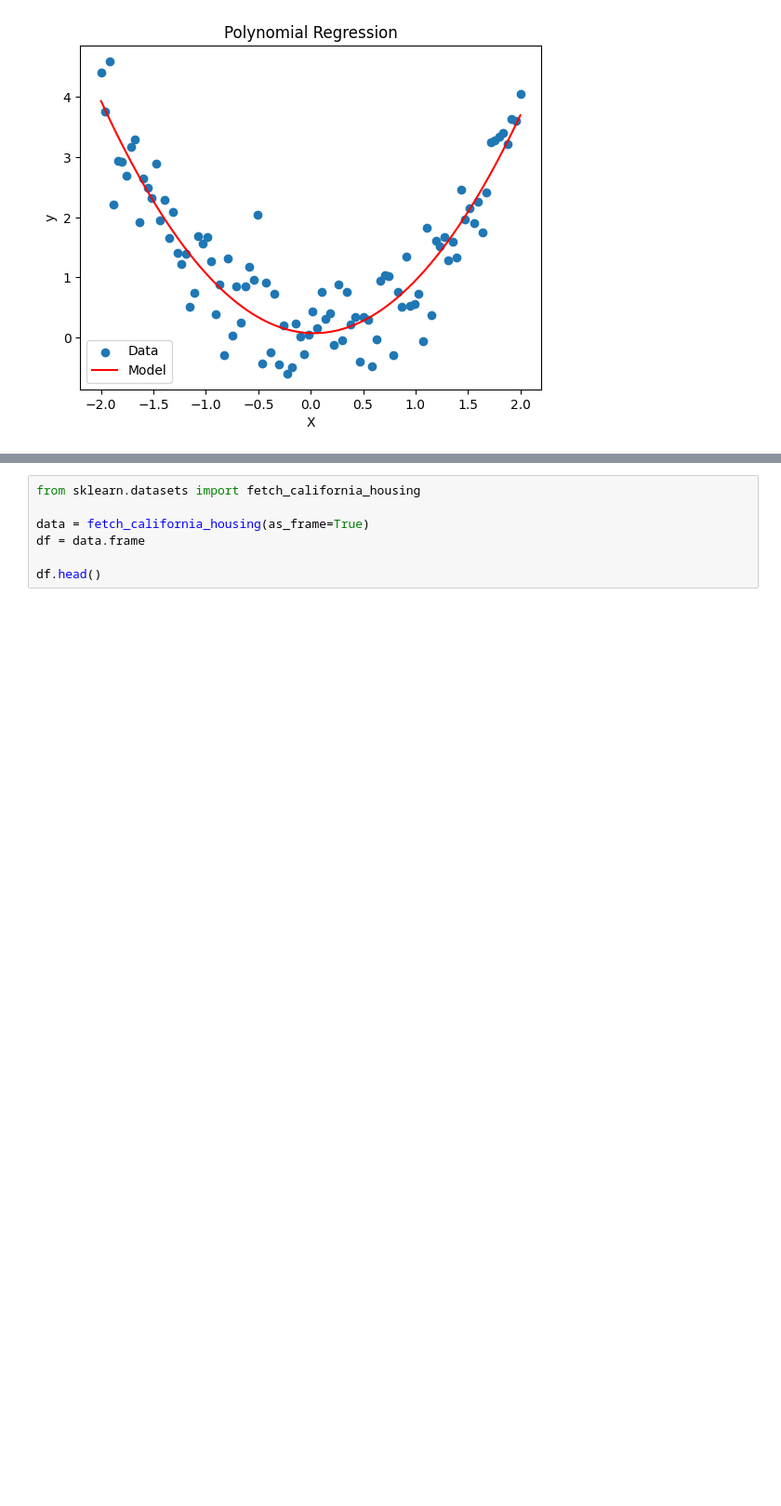
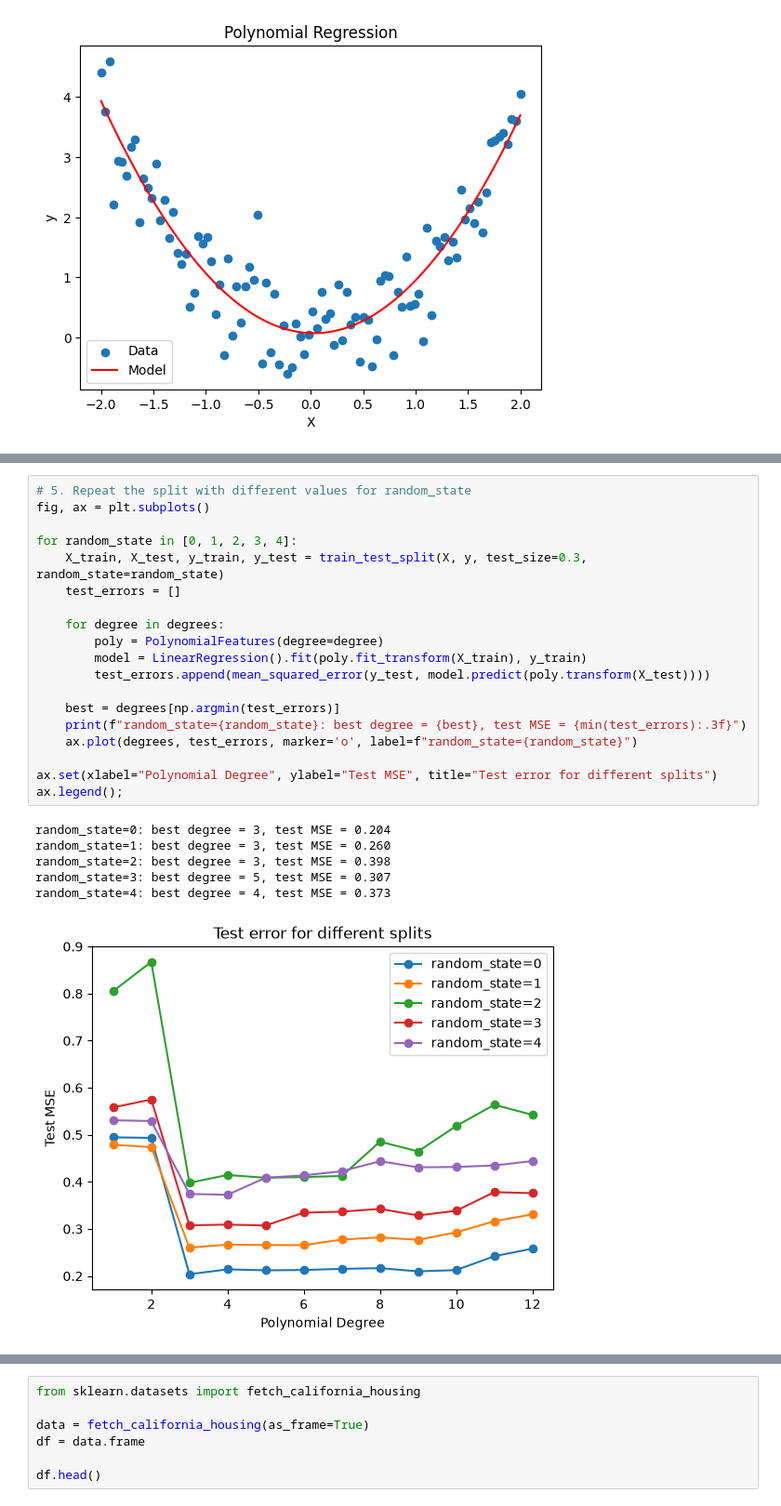
Before and after one commit to mibur1/psy300, a Jupyter notebook: book/solutions/solutions_1.ipynb, the cells around one changed output, grey strips where cells are left out. Shown at 93% size. Cells and saved outputs as stored; diff of their text form; blank space fills up the shorter version.

```diff
--- a/book/solutions/solutions_1.ipynb
+++ b/book/solutions/solutions_1.ipynb
@@ -136,0 +142,26 @@ ax.legend();
+# %%
+# 5. Repeat the split with different values for random_state
+fig, ax = plt.subplots()
+
+for random_state in [0, 1, 2, 3, 4]:
+    X_train, X_test, y_train, y_test = train_test_split(X, y, test_size=0.3, random_state=random_state)
+    test_errors = []
+
+    for degree in degrees:
+        poly = PolynomialFeatures(degree=degree)
+        model = LinearRegression().fit(poly.fit_transform(X_train), y_train)
+        test_errors.append(mean_squared_error(y_test, model.predict(poly.transform(X_test))))
+
+    best = degrees[np.argmin(test_errors)]
+    print(f"random_state={random_state}: best degree = {best}, test MSE = {min(test_errors):.3f}")
+    ax.plot(degrees, test_errors, marker='o', label=f"random_state={random_state}")
+
+ax.set(xlabel="Polynomial Degree", ylabel="Test MSE", title="Test error for different splits")
+ax.legend();
+# %% [output]
+random_state=0: best degree = 3, test MSE = 0.204
+random_state=1: best degree = 3, test MSE = 0.260
+random_state=2: best degree = 3, test MSE = 0.398
+random_state=3: best degree = 5, test MSE = 0.307
+random_state=4: best degree = 4, test MSE = 0.373
+[figure, added]
```
Also changed, not shown: parts of 16 cells of this notebook, 5 other files.
